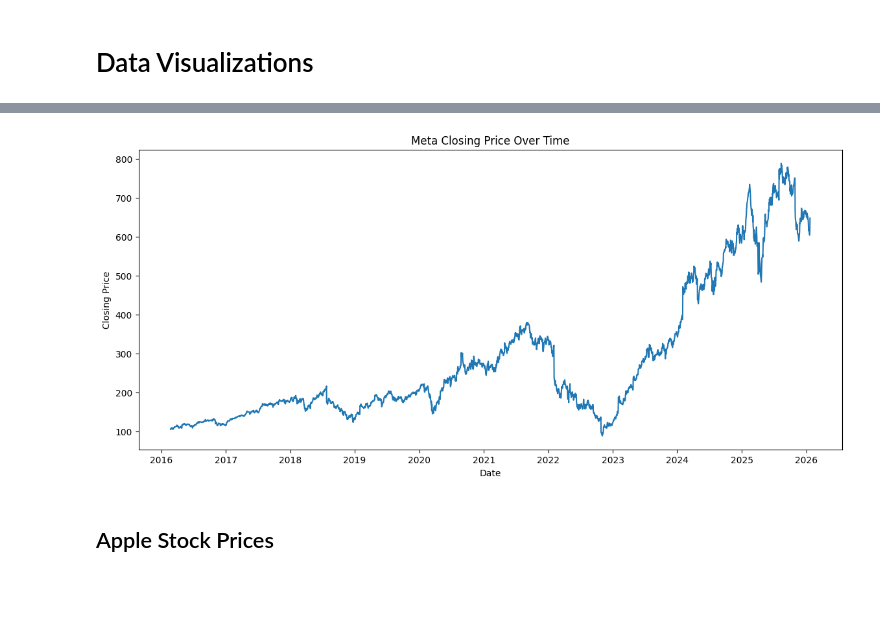
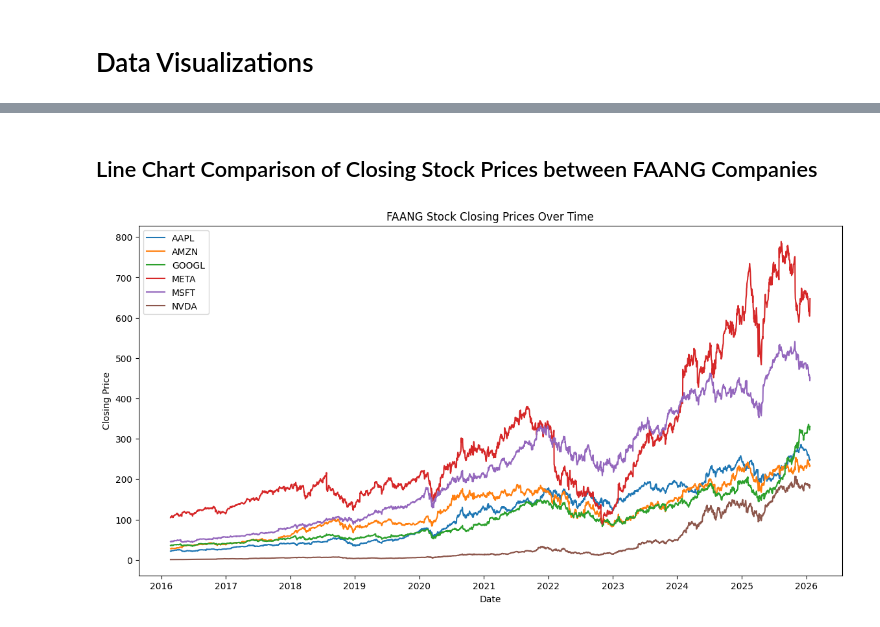
Before and after one commit to codingirl99/faang-stock-forecasting, a Jupyter notebook: notebooks/2_data_visualizations.ipynb, the cells around one changed output, grey strips where cells are left out. Cells and saved outputs as stored; diff of their text form; code cells hidden in the pictures; blank space fills up the shorter version.

```diff
--- a/notebooks/2_data_visualizations.ipynb
+++ b/notebooks/2_data_visualizations.ipynb
@@ -25,12 +13,30 @@ meta_df.head()
+# %% [markdown]
+## Line Chart Comparison of Closing Stock Prices between FAANG Companies
 # %%
-# Line Chart
-plt.figure(figsize=(14,6))
-plt.plot(meta_df["Date"], meta_df["Close"])
-plt.title("Meta Closing Price Over Time")
+plt.figure(figsize=(14,7))
+
+# Loop through each company ticker
+for ticker in df["Ticker"].unique():
+
+    # Filter data for current company
+    company_df = df[df["Ticker"] == ticker]
+
+    # Plot closing prices
+    plt.plot(
+        company_df["Date"],
+        company_df["Close"],
+        label=ticker
+    )
+
+# Chart labels
+plt.title("FAANG Stock Closing Prices Over Time")
 plt.xlabel("Date")
 plt.ylabel("Closing Price")
+
+# Show legend
+plt.legend()
+
+# Display chart
 plt.show()
 # %% [output]
-[figure, old version]
+[figure, new version]
-# %% [markdown]
-## Apple Stock Prices
```
Also changed, not shown: parts of 16 cells of this notebook.
